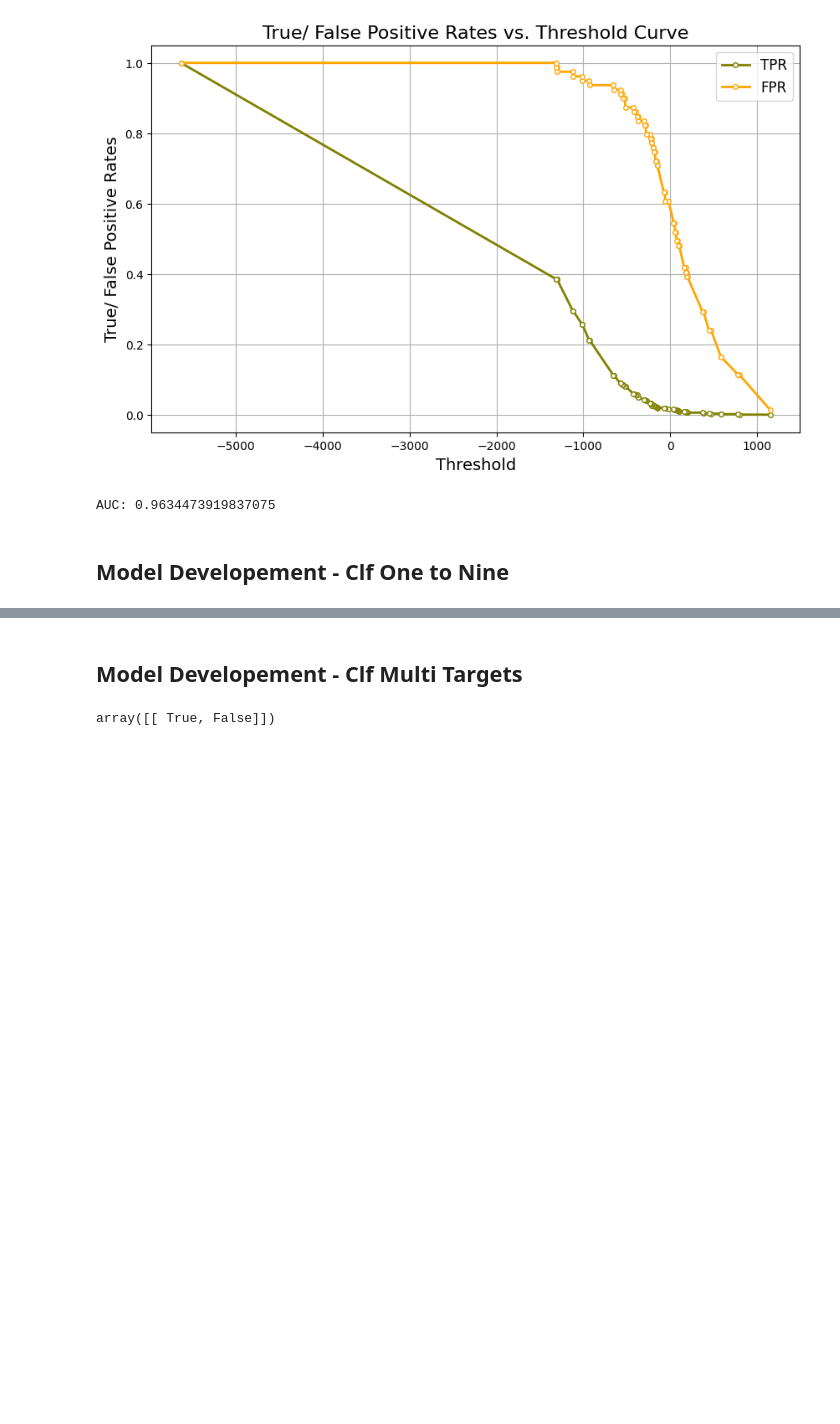
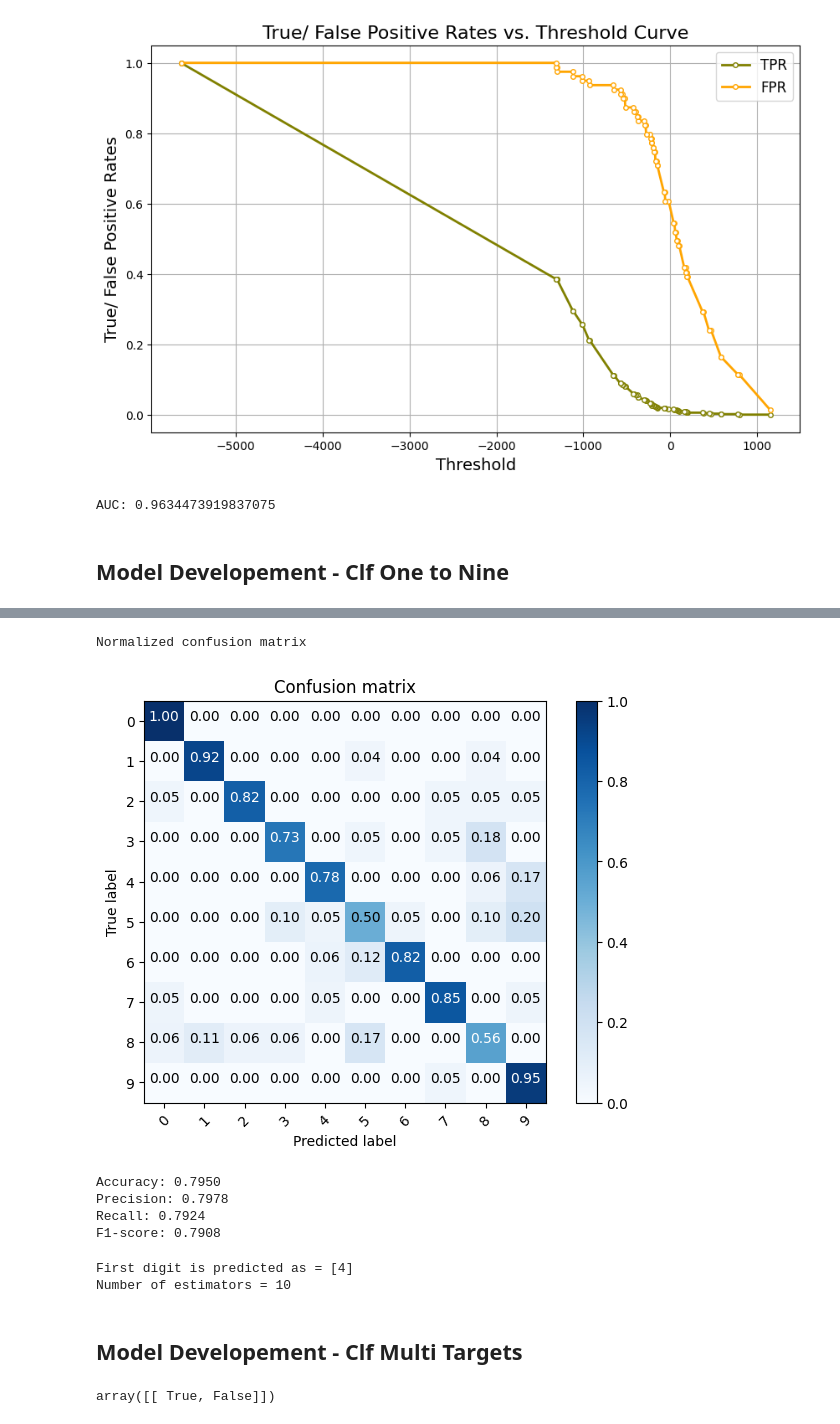
Before and after one commit to ariahosseini/TradML, a Jupyter notebook: ML_MNIST.ipynb, the cells around one changed output, grey strips where cells are left out. Cells and saved outputs as stored; diff of their text form; code cells hidden in the pictures; blank space fills up the shorter version.

```diff
--- a/ML_MNIST.ipynb
+++ b/ML_MNIST.ipynb
@@ -459,0 +581,4 @@ First two estimators = (SGDClassifier(random_state=42), SGDClassifier(random_sta
+# %%
+%%time
+one_vs_rest_clf = OneVsRestClassifier(SGDClassifier(random_state=42))
+one_vs_rest_clf.fit(X_train, y_train)
@@ -460,2 +589,23 @@ First two estimators = (SGDClassifier(random_state=42), SGDClassifier(random_sta
+# %%
+y_pred = one_vs_rest_clf.predict(X_test)
+# %%
+cm = confusion_matrix(y_test, y_pred)
+plot_conf_matrix(cm, classes=one_vs_rest_clf.classes_, normalize=True, title="Confusion matrix", cmap=plt.cm.Blues)
+# %% [output]
+Normalized confusion matrix
+[figure, added]
+# %%
+evaluate_multiclass_clf(y_test, y_pred, average='macro')
+# %% [output]
+Accuracy: 0.7950
+Precision: 0.7978
+Recall: 0.7924
+F1-score: 0.7908
+# %%
+print("First digit is predicted as = {}".format(one_vs_rest_clf.predict([first_digit])))
+print("Number of estimators = {}".format(len(one_vs_rest_clf.estimators_)))
+# %% [output]
+First digit is predicted as = [4]
+Number of estimators = 10
 # %% [markdown]
 ## Model Developement - Clf Multi Targets
```
Also changed, not shown: parts of 42 cells of this notebook.
